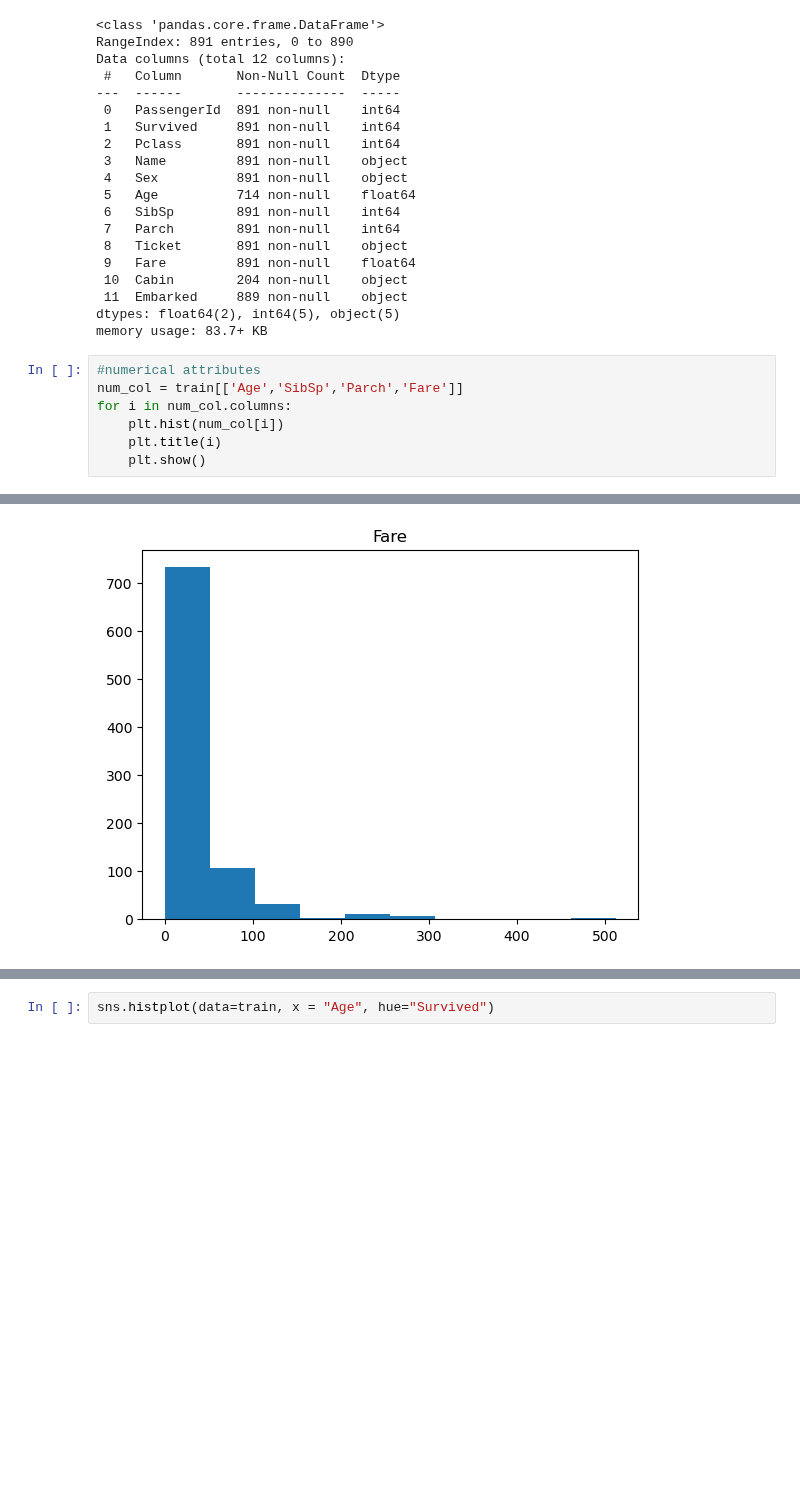
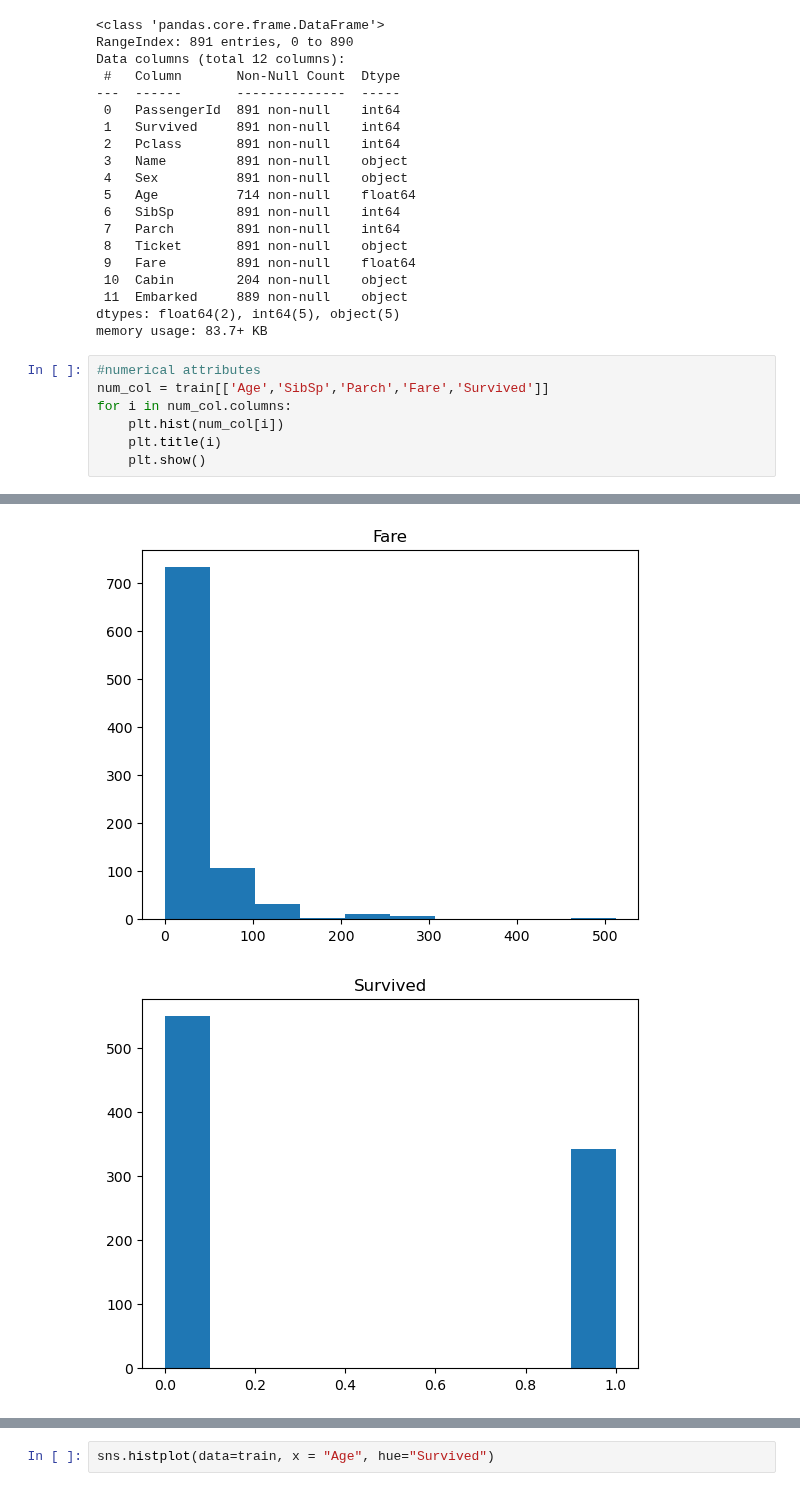
Before and after one commit to theRealFatThor/TitanicML, a Jupyter notebook: SMCapstoneTitanic.ipynb, the cells around one changed output, grey strips where cells are left out. Saved outputs shown, nothing was run; the diff lists cells and outputs as text; blank space fills up the shorter version.

```diff
--- a/SMCapstoneTitanic.ipynb
+++ b/SMCapstoneTitanic.ipynb
@@ -44,16 +45,17 @@ dtypes: float64(2), int64(5), object(5)
 memory usage: 83.7+ KB
 # %%
 #numerical attributes
-num_col = train[['Age','SibSp','Parch','Fare']]
+num_col = train[['Age','SibSp','Parch','Fare','Survived']]
 for i in num_col.columns:
     plt.hist(num_col[i])
     plt.title(i)
     plt.show()
 # %% [output]
 [figure]
 [figure]
 [figure]
 [figure]
+[figure, added]
 # %%
 #Checking if there is any correlation between the data of these columns
 
```
Also changed, not shown: parts of 4 cells of this notebook.
